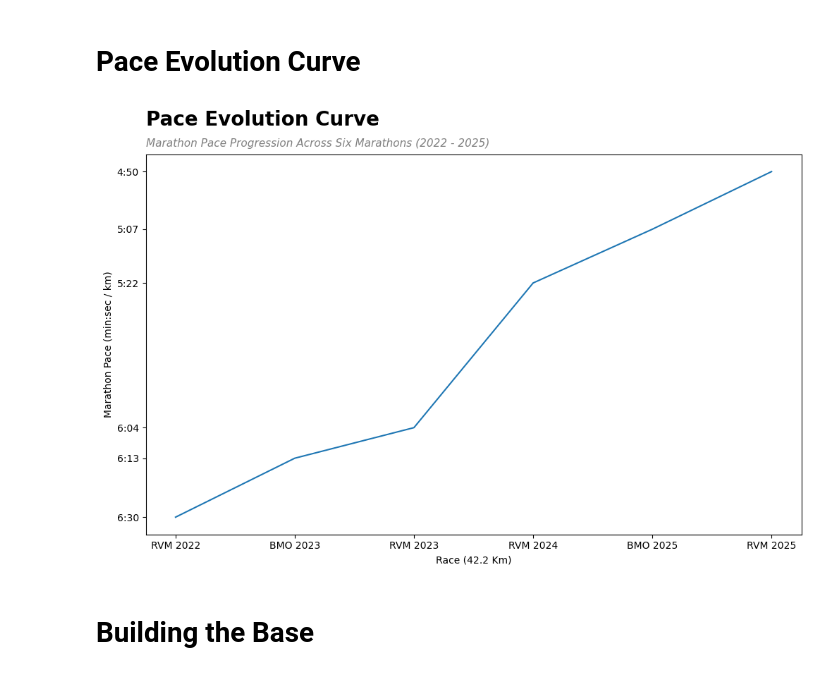
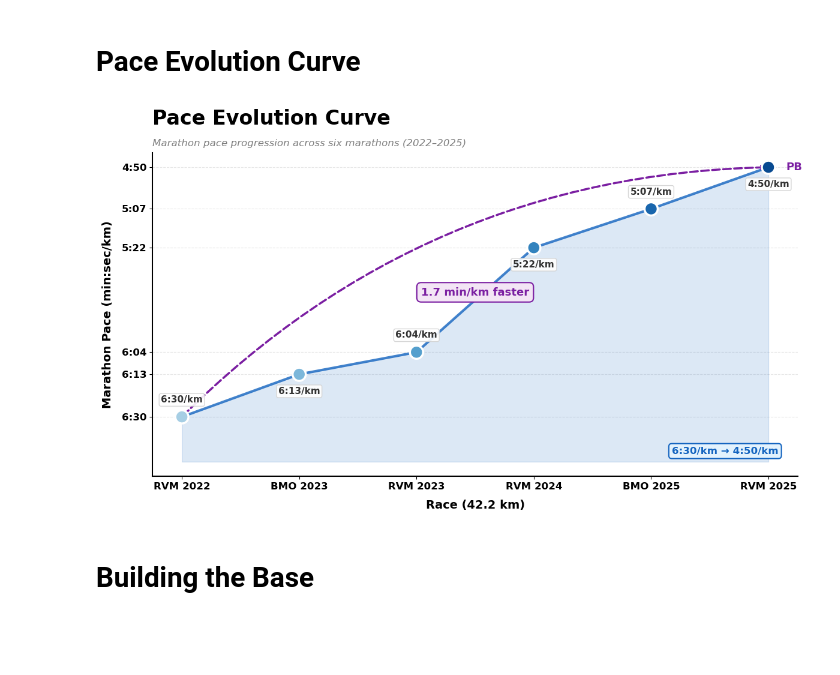
Before and after one commit to adi-padmarajan/Endurance-Analytics-Dashboard, a Jupyter notebook: endurance_analytics.ipynb, the cells around one changed output. Saved outputs shown, nothing was run; the diff lists cells and outputs as text; code cells hidden in the pictures; blank space fills up the shorter version.

Commit message:
Enhanced Pace Evolution Curve Visualization

```diff
--- a/endurance_analytics.ipynb
+++ b/endurance_analytics.ipynb
@@ -293,22 +293,78 @@ plt.show()
 # %%
 pace_to_plot = marathon_df["Pace (min/km)"]
 pace_y_axis = marathon_df["Pace (min:sec/km)"]
 
+# Blue gradient for markers (light to dark)
+colors = plt.cm.Blues(np.linspace(0.35, 0.9, len(races)))
+
+# Create Figure
 plt.figure(figsize=(12, 7))
-plt.plot(races, pace_to_plot)
+
+# Get axis
+ax = plt.gca()
+
+# Fill under the curve
+plt.fill_between(races, pace_to_plot, max(pace_to_plot) + 0.3, alpha=0.15, color='#1565C0', zorder=1)
+
+# Plot the curve
+plt.plot(races, pace_to_plot, color='#1565C0', linewidth=3, alpha=0.8, zorder=2)
+
+# Scatter Plot
+plt.scatter(races, pace_to_plot, s=250, c=colors, zorder=5, edgecolor='white', linewidth=2.5)
+
+# Improvement Annotation with Arrow
+plt.annotate('', xy=(5, pace_to_plot.iloc[-1]), xytext=(0, pace_to_plot.iloc[0]), arrowprops=dict(arrowstyle='->', linestyle = '--', color='#7B1FA2', lw=2.5, connectionstyle='arc3,rad=-0.2'))
+
+# Clean up spines
+ax.spines['top'].set_visible(False)
+ax.spines['right'].set_visible(False)
+ax.spines['left'].set_linewidth(1.5)
+ax.spines['bottom'].set_linewidth(1.5)
+
+# Horizontal grid
+plt.grid(axis='y', linestyle='--', alpha=0.3)
+ax.set_axisbelow(True)
 
 # Title and subtitle
-plt.title("Pace Evolution Curve\n", fontsize=20, fontweight='bold', loc='left')
-plt.text(0.0, 1.02, "Marathon Pace Progression Across Six Marathons (2022 - 2025)", fontsize=11, color='gray', style='italic', transform=plt.gca().transAxes)
+plt.title("Pace Evolution Curve\n", fontsize=24, fontweight='bold', loc='left')
+plt.text(0.0, 1.02, "Marathon pace progression across six marathons (2022–2025)", fontsize=12, color='gray', style='italic', transform=ax.transAxes)
+
+# Pace Labels
+for i, (race, pace, label) in enumerate(zip(races, pace_to_plot, pace_y_axis)):
+    # Alternate label positions to avoid overlap
+    offset = 15 if i % 2 == 0 else -15
+    va = 'bottom' if i % 2 == 0 else 'top'
+    plt.annotate(f"{label}/km", xy=(race, pace), xytext=(0, offset), textcoords='offset points', ha='center', va=va, fontsize=11,
+                 fontweight='bold', color='#333333',bbox=dict(boxstyle='round,pad=0.2', facecolor='white', edgecolor='lightgray', alpha=0.9))
+
+# X and Y Labels
+plt.xlabel("Race (42.2 km)", fontsize=14, fontweight='bold', labelpad=10)
+plt.ylabel("Marathon Pace (min:sec/km)", fontsize=14, fontweight='bold', labelpad=10)
+
+# Customizing X and Y labels
+plt.yticks(pace_to_plot, pace_y_axis, fontsize=12, fontweight='bold')
+plt.xticks(fontsize=12, fontweight='bold')
+
+# Pace Improvement
+pace_improvement = pace_to_plot.iloc[0] - pace_to_plot.iloc[-1]
+plt.text(2.5, 5.7, f'{pace_improvement:.1f} min/km faster', fontsize=13, fontweight='bold', color='#7B1FA2', ha='center',
+         bbox=dict(boxstyle='round,pad=0.4', facecolor='#F3E5F5', edgecolor='#7B1FA2', linewidth=1.5))
+
+# PB Tag
+plt.annotate('PB', xy=(5.15, pace_to_plot.iloc[-1]), fontsize=13, fontweight='bold', color='#7B1FA2', ha='left', va='center')
 
 
-plt.xlabel("Race (42.2 Km)")
-plt.ylabel("Marathon Pace (min:sec / km)")
 plt.gca().invert_yaxis()
-plt.yticks(pace_to_plot, pace_y_axis)
+
+# Start to End Comparison
+plt.text(0.97, 0.07, f"6:30/km → 4:50/km", transform=ax.transAxes, fontsize=12, fontweight='bold', color='#1565C0', ha='right',
+         bbox=dict(boxstyle='round,pad=0.3', facecolor='#E3F2FD', edgecolor='#1565C0', linewidth=1.5))
+
+plt.tight_layout()
+plt.savefig('pace_evolution_curve.png', dpi=150, bbox_inches='tight', facecolor='white')
 plt.show()
 # %% [output]
-[figure, old version]
+[figure, new version]
 # %% [markdown]
 # Building the Base
 # %%
```
Also changed, not shown: 1 other file.
